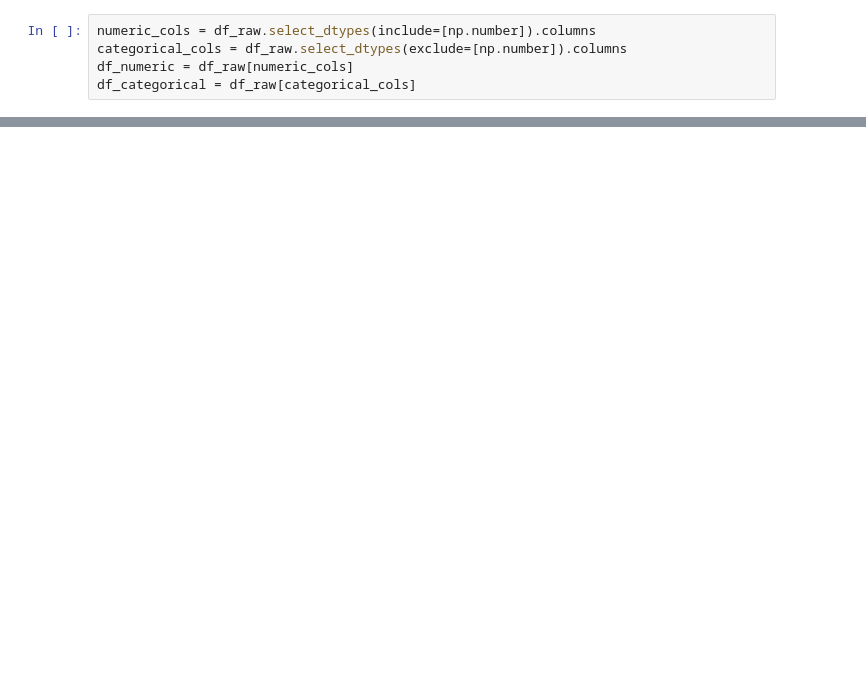
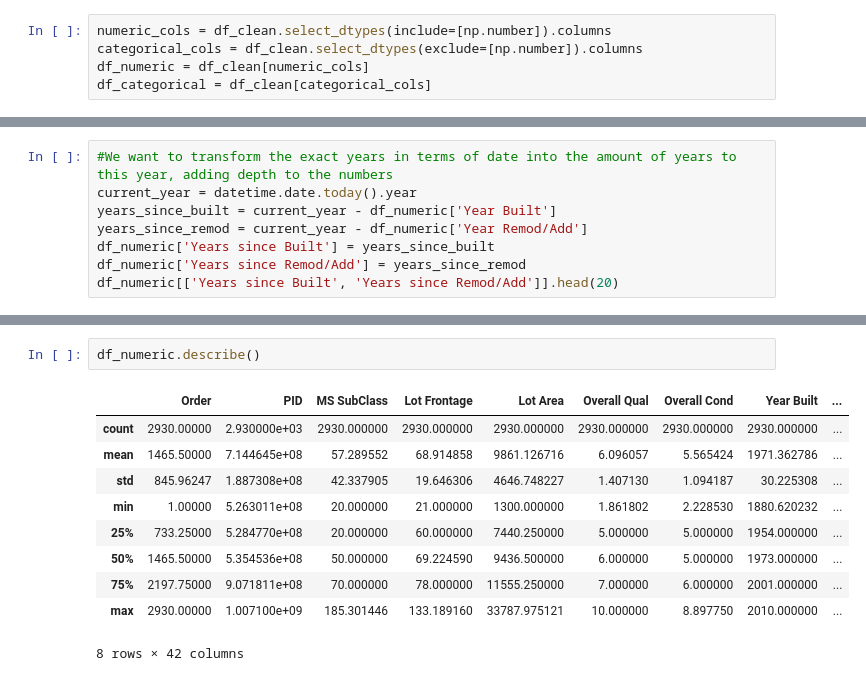
Before and after one commit to marlen004/Ames-Housing-Prices, a Jupyter notebook: analysis/eda.ipynb, the cells around one changed output, grey strips where cells are left out. Cells and saved outputs as stored; diff of their text form; blank space fills up the shorter version.

```diff
--- a/analysis/eda.ipynb
+++ b/analysis/eda.ipynb
@@ -31,6 +32,6 @@ df_raw.head(20)
 20 rows × 82 columns
 # %%
-numeric_cols = df_raw.select_dtypes(include=[np.number]).columns
-categorical_cols = df_raw.select_dtypes(exclude=[np.number]).columns
-df_numeric = df_raw[numeric_cols]
-df_categorical = df_raw[categorical_cols]
+numeric_cols = df_clean.select_dtypes(include=[np.number]).columns
+categorical_cols = df_clean.select_dtypes(exclude=[np.number]).columns
+df_numeric = df_clean[numeric_cols]
+df_categorical = df_clean[categorical_cols]
@@ -57,0 +38,8 @@ df_numeric.head(20)
+# %%
+#We want to transform the exact years in terms of date into the amount of years to this year, adding depth to the numbers
+current_year = datetime.date.today().year
+years_since_built = current_year - df_numeric['Year Built']
+years_since_remod = current_year - df_numeric['Year Remod/Add']
+df_numeric['Years since Built'] = years_since_built
+df_numeric['Years since Remod/Add'] = years_since_remod
+df_numeric[['Years since Built', 'Years since Remod/Add']].head(20)
@@ -57,0 +64,13 @@ df_numeric.head(20)
+# %%
+df_numeric.describe()
+# %% [output]
+|  | Order | PID | MS SubClass | Lot Frontage | Lot Area | Overall Qual | Overall Cond | Year Built | ... |
+| count | 2930.00000 | 2.930000e+03 | 2930.000000 | 2930.000000 | 2930.000000 | 2930.000000 | 2930.000000 | 2930.000000 | ... |
+| mean | 1465.50000 | 7.144645e+08 | 57.289552 | 68.914858 | 9861.126716 | 6.096057 | 5.565424 | 1971.362786 | ... |
+| std | 845.96247 | 1.887308e+08 | 42.337905 | 19.646306 | 4646.748227 | 1.407130 | 1.094187 | 30.225308 | ... |
+| min | 1.00000 | 5.263011e+08 | 20.000000 | 21.000000 | 1300.000000 | 1.861802 | 2.228530 | 1880.620232 | ... |
+| 25% | 733.25000 | 5.284770e+08 | 20.000000 | 60.000000 | 7440.250000 | 5.000000 | 5.000000 | 1954.000000 | ... |
+| 50% | 1465.50000 | 5.354536e+08 | 50.000000 | 69.224590 | 9436.500000 | 6.000000 | 5.000000 | 1973.000000 | ... |
+| 75% | 2197.75000 | 9.071811e+08 | 70.000000 | 78.000000 | 11555.250000 | 7.000000 | 6.000000 | 2001.000000 | ... |
+| max | 2930.00000 | 1.007100e+09 | 185.301446 | 133.189160 | 33787.975121 | 10.000000 | 8.897750 | 2010.000000 | ... |
+8 rows × 42 columns
```
Also changed, not shown: parts of 6 cells of this notebook, 1 other file.
